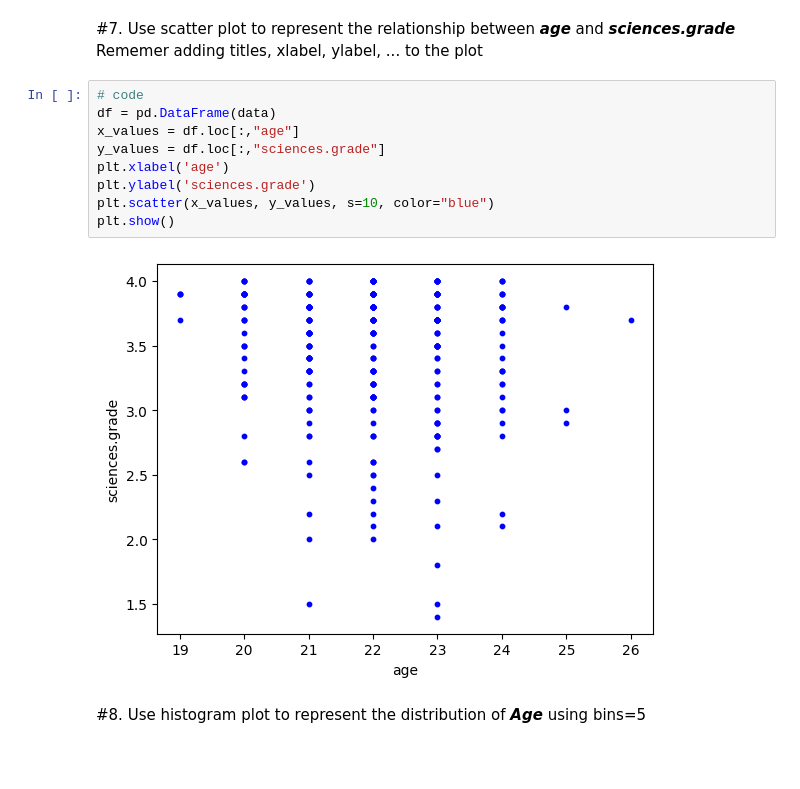
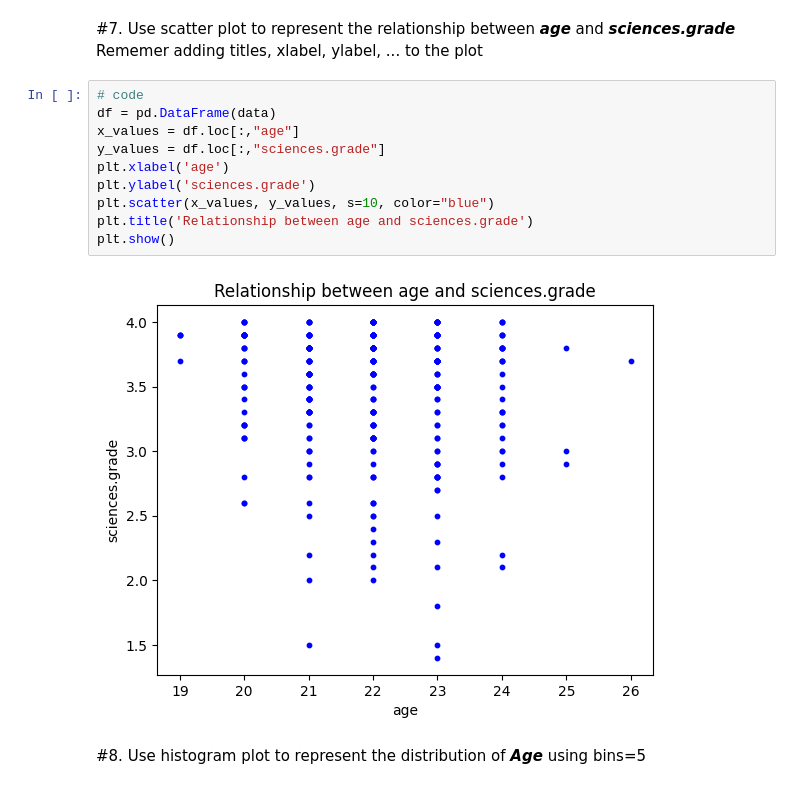
Before and after one commit to tranquangvu2003/Lab_ML_2024, a Jupyter notebook: Lab_2_21130615_TranQuangVu.ipynb, the cells around one changed output. Cells and saved outputs as stored; diff of their text form; blank space fills up the shorter version.

```diff
--- a/Lab_2_21130615_TranQuangVu.ipynb
+++ b/Lab_2_21130615_TranQuangVu.ipynb
@@ -105,14 +106,15 @@ Rememer adding titles, xlabel, ylabel, ... to the plot
 # %%
 # code
 df = pd.DataFrame(data)
 x_values = df.loc[:,"age"]
 y_values = df.loc[:,"sciences.grade"]
 plt.xlabel('age')
 plt.ylabel('sciences.grade')
 plt.scatter(x_values, y_values, s=10, color="blue")
+plt.title('Relationship between age and sciences.grade')
 plt.show()
 # %% [output]
-[figure, old version]
+[figure, new version]
 # %% [markdown]
 #8. Use histogram plot to represent the distribution of ***Age***
 using bins=5
```
Also changed, not shown: parts of 3 cells of this notebook.
